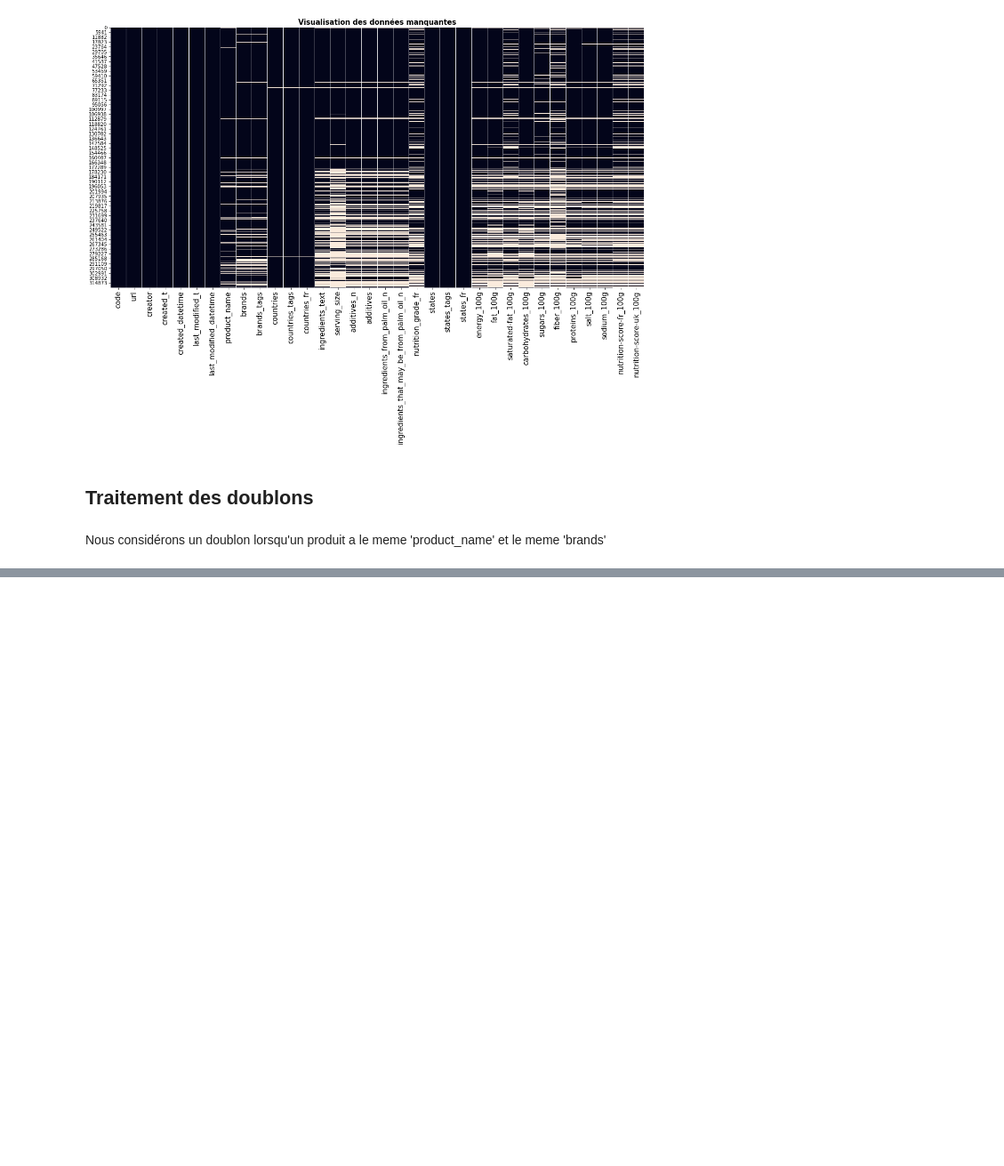
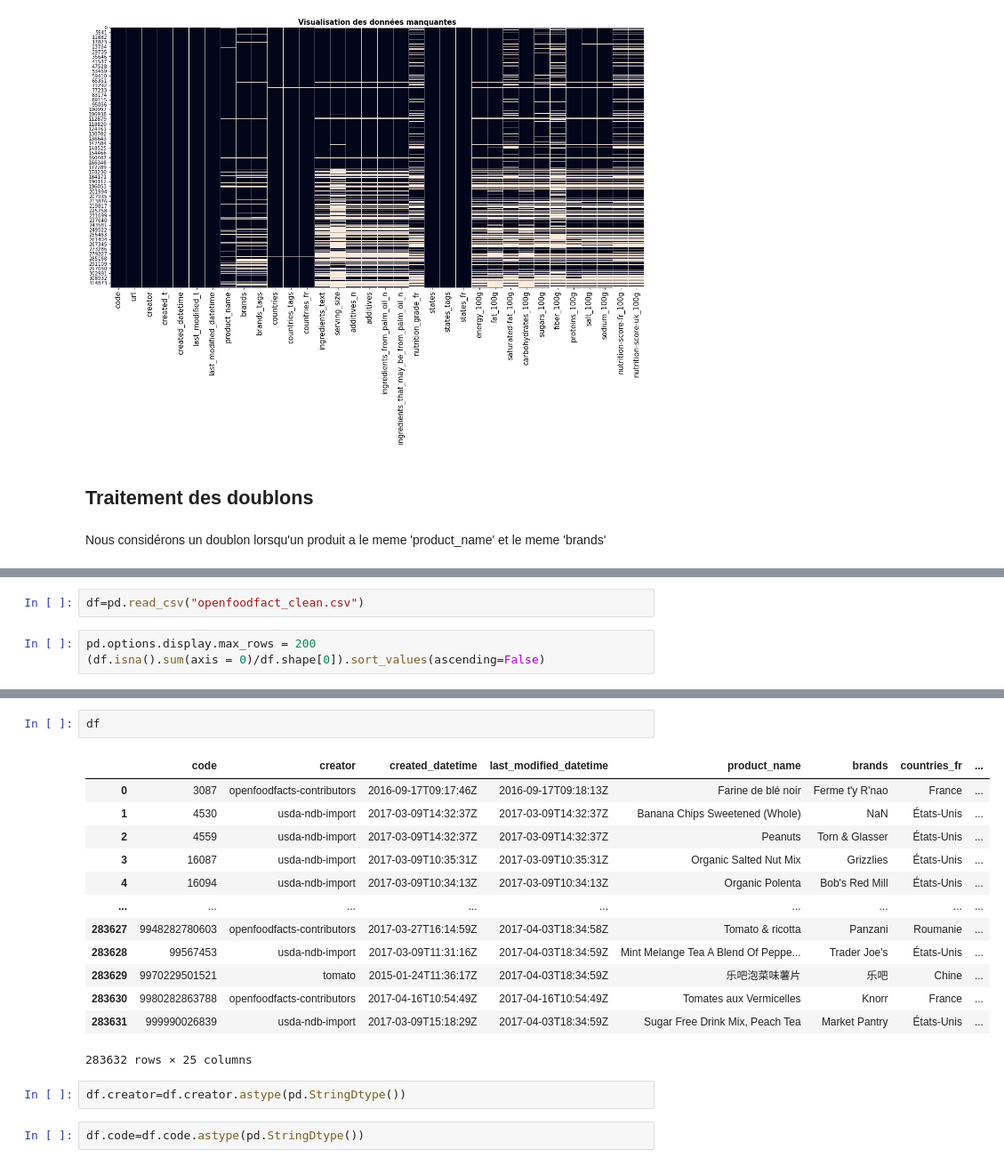
Before and after one commit to yhereng/OpenClassrooms, a Jupyter notebook: OC-P3-Multivariate Exploratory Analysis/OpenClassrooms - Projet 3.ipynb, the cells around one changed output, grey strips where cells are left out. Shown: that part at 89% size. Saved outputs shown, nothing was run; the diff lists cells and outputs as text; blank space fills up the shorter version.

```diff
--- a/OC-P3-Multivariate Exploratory Analysis/OpenClassrooms - Projet 3.ipynb
+++ b/OC-P3-Multivariate Exploratory Analysis/OpenClassrooms - Projet 3.ipynb
@@ -146,0 +130,5 @@ doublons_df[(doublons_df['product_name']==unique_couple[2][0]) & (doublons_df['b
+# %%
+df=pd.read_csv("openfoodfact_clean.csv")
+# %%
+pd.options.display.max_rows = 200
+(df.isna().sum(axis = 0)/df.shape[0]).sort_values(ascending=False)
@@ -146,0 +183,20 @@ doublons_df[(doublons_df['product_name']==unique_couple[2][0]) & (doublons_df['b
+# %%
+df
+# %% [output]
+|  | code | creator | created_datetime | last_modified_datetime | product_name | brands | countries_fr | ... |
+| 0 | 3087 | openfoodfacts-contributors | 2016-09-17T09:17:46Z | 2016-09-17T09:18:13Z | Farine de blé noir | Ferme t'y R'nao | France | ... |
+| 1 | 4530 | usda-ndb-import | 2017-03-09T14:32:37Z | 2017-03-09T14:32:37Z | Banana Chips Sweetened (Whole) | NaN | États-Unis | ... |
+| 2 | 4559 | usda-ndb-import | 2017-03-09T14:32:37Z | 2017-03-09T14:32:37Z | Peanuts | Torn & Glasser | États-Unis | ... |
+| 3 | 16087 | usda-ndb-import | 2017-03-09T10:35:31Z | 2017-03-09T10:35:31Z | Organic Salted Nut Mix | Grizzlies | États-Unis | ... |
+| 4 | 16094 | usda-ndb-import | 2017-03-09T10:34:13Z | 2017-03-09T10:34:13Z | Organic Polenta | Bob's Red Mill | États-Unis | ... |
+| ... | ... | ... | ... | ... | ... | ... | ... | ... |
+| 283627 | 9948282780603 | openfoodfacts-contributors | 2017-03-27T16:14:59Z | 2017-04-03T18:34:58Z | Tomato & ricotta | Panzani | Roumanie | ... |
+| 283628 | 99567453 | usda-ndb-import | 2017-03-09T11:31:16Z | 2017-04-03T18:34:59Z | Mint Melange Tea A Blend Of Peppe... | Trader Joe's | États-Unis | ... |
+| 283629 | 9970229501521 | tomato | 2015-01-24T11:36:17Z | 2017-04-03T18:34:59Z | 乐吧泡菜味薯片 | 乐吧 | Chine | ... |
+| 283630 | 9980282863788 | openfoodfacts-contributors | 2017-04-16T10:54:49Z | 2017-04-16T10:54:49Z | Tomates aux Vermicelles | Knorr | France | ... |
+| 283631 | 999990026839 | usda-ndb-import | 2017-03-09T15:18:29Z | 2017-04-03T18:34:59Z | Sugar Free Drink Mix, Peach Tea | Market Pantry | États-Unis | ... |
+283632 rows × 25 columns
+# %%
+df.creator=df.creator.astype(pd.StringDtype())
+# %%
+df.code=df.code.astype(pd.StringDtype())
```
Also changed, not shown: parts of 23 cells of this notebook, 2 other files.
